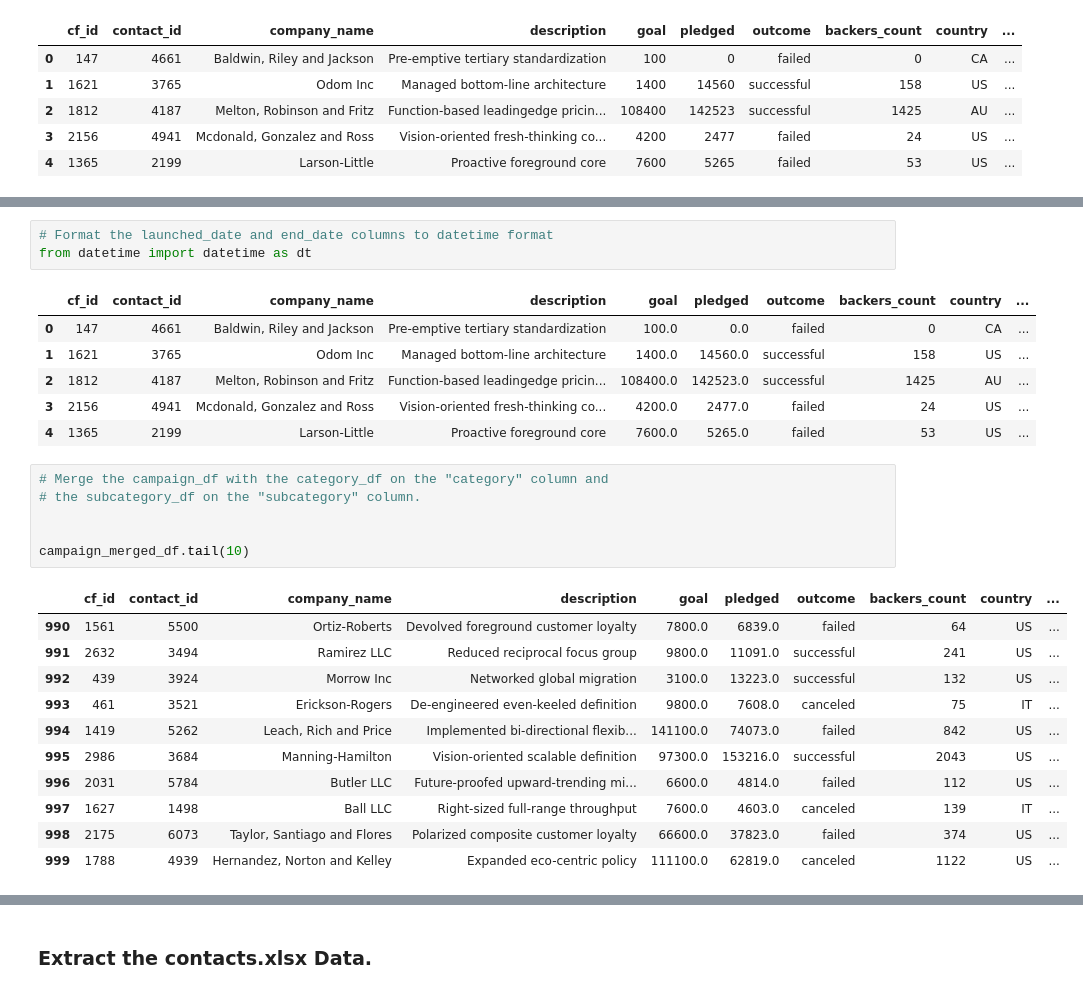
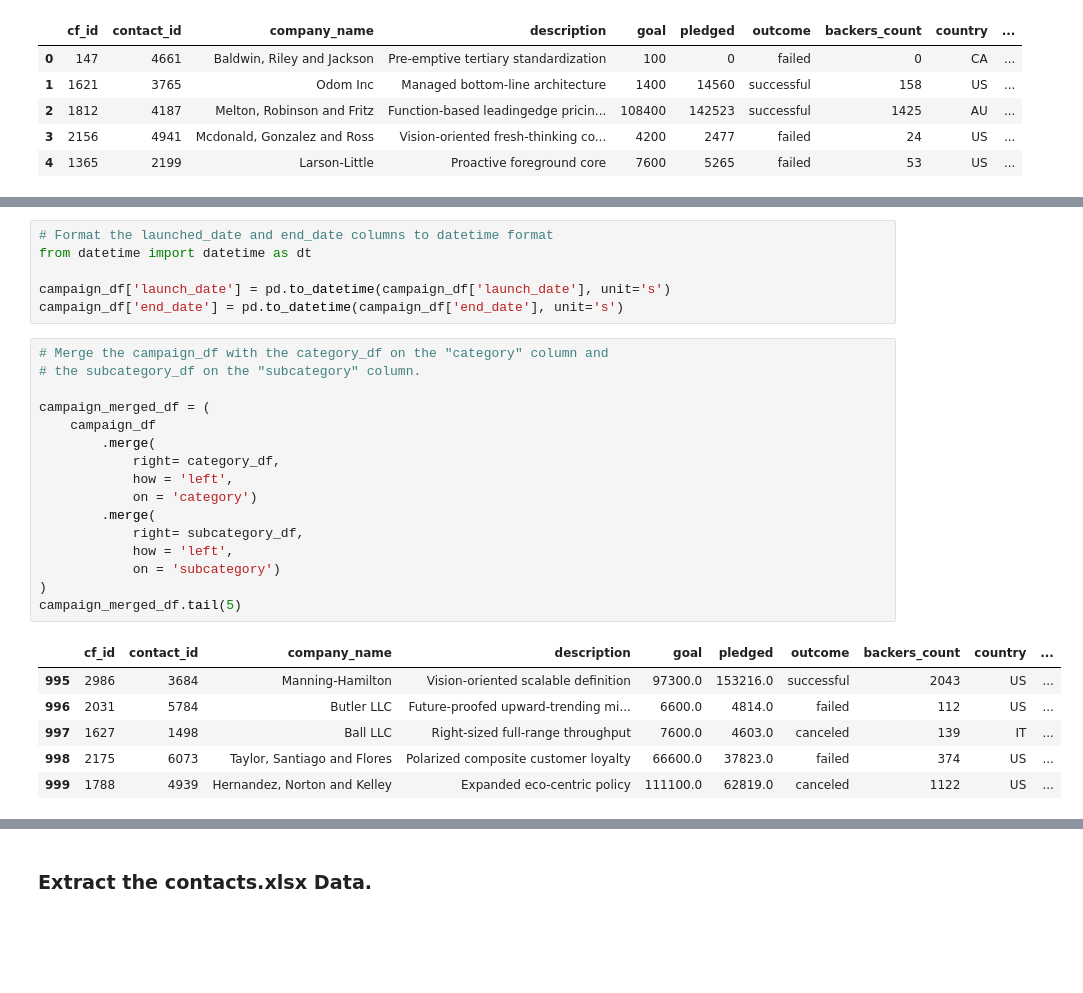
Before and after one commit to Neelka96/Crowdfunding_ETL, a Jupyter notebook: ETL_Mini_Project_Rob.ipynb, the cells around one changed output, grey strips where cells are left out. Saved outputs shown, nothing was run; the diff lists cells and outputs as text; blank space fills up the shorter version.

```diff
--- a/ETL_Mini_Project_Rob.ipynb
+++ b/ETL_Mini_Project_Rob.ipynb
@@ -254,26 +247,27 @@ dtype: object
 # %%
 # Format the launched_date and end_date columns to datetime format
 from datetime import datetime as dt
+
+campaign_df['launch_date'] = pd.to_datetime(campaign_df['launch_date'], unit='s')
+campaign_df['end_date'] = pd.to_datetime(campaign_df['end_date'], unit='s')
-# %% [output]
-|  | cf_id | contact_id | company_name | description | goal | pledged | outcome | backers_count | country | ... |
-| 0 | 147 | 4661 | Baldwin, Riley and Jackson | Pre-emptive tertiary standardization | 100.0 | 0.0 | failed | 0 | CA | ... |
-| 1 | 1621 | 3765 | Odom Inc | Managed bottom-line architecture | 1400.0 | 14560.0 | successful | 158 | US | ... |
-| 2 | 1812 | 4187 | Melton, Robinson and Fritz | Function-based leadingedge pricin... | 108400.0 | 142523.0 | successful | 1425 | AU | ... |
-| 3 | 2156 | 4941 | Mcdonald, Gonzalez and Ross | Vision-oriented fresh-thinking co... | 4200.0 | 2477.0 | failed | 24 | US | ... |
-| 4 | 1365 | 2199 | Larson-Little | Proactive foreground core | 7600.0 | 5265.0 | failed | 53 | US | ... |
 # %%
 # Merge the campaign_df with the category_df on the "category" column and
 # the subcategory_df on the "subcategory" column.
 
-
-campaign_merged_df.tail(10)
+campaign_merged_df = (
+    campaign_df
+        .merge(
+            right= category_df,
+            how = 'left',
+            on = 'category')
+        .merge(
+            right= subcategory_df,
+            how = 'left',
+            on = 'subcategory')
+)
+campaign_merged_df.tail(5)
 # %% [output]
 |  | cf_id | contact_id | company_name | description | goal | pledged | outcome | backers_count | country | ... |
-| 990 | 1561 | 5500 | Ortiz-Roberts | Devolved foreground customer loyalty | 7800.0 | 6839.0 | failed | 64 | US | ... |
-| 991 | 2632 | 3494 | Ramirez LLC | Reduced reciprocal focus group | 9800.0 | 11091.0 | successful | 241 | US | ... |
-| 992 | 439 | 3924 | Morrow Inc | Networked global migration | 3100.0 | 13223.0 | successful | 132 | US | ... |
-| 993 | 461 | 3521 | Erickson-Rogers | De-engineered even-keeled definition | 9800.0 | 7608.0 | canceled | 75 | IT | ... |
-| 994 | 1419 | 5262 | Leach, Rich and Price | Implemented bi-directional flexib... | 141100.0 | 74073.0 | failed | 842 | US | ... |
 | 995 | 2986 | 3684 | Manning-Hamilton | Vision-oriented scalable definition | 97300.0 | 153216.0 | successful | 2043 | US | ... |
 | 996 | 2031 | 5784 | Butler LLC | Future-proofed upward-trending mi... | 6600.0 | 4814.0 | failed | 112 | US | ... |
 | 997 | 1627 | 1498 | Ball LLC | Right-sized full-range throughput | 7600.0 | 4603.0 | canceled | 139 | IT | ... |
```
Also changed, not shown: parts of 14 cells of this notebook, 2 other files.
